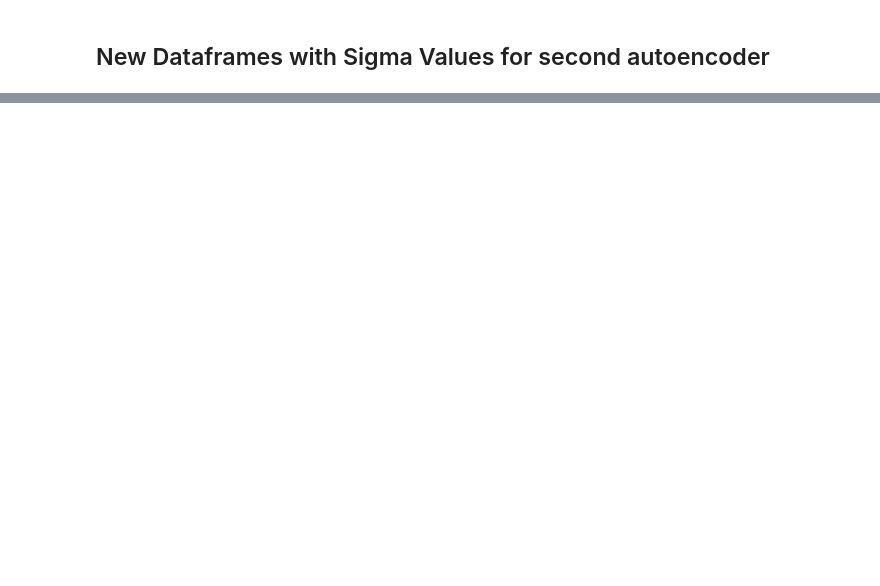
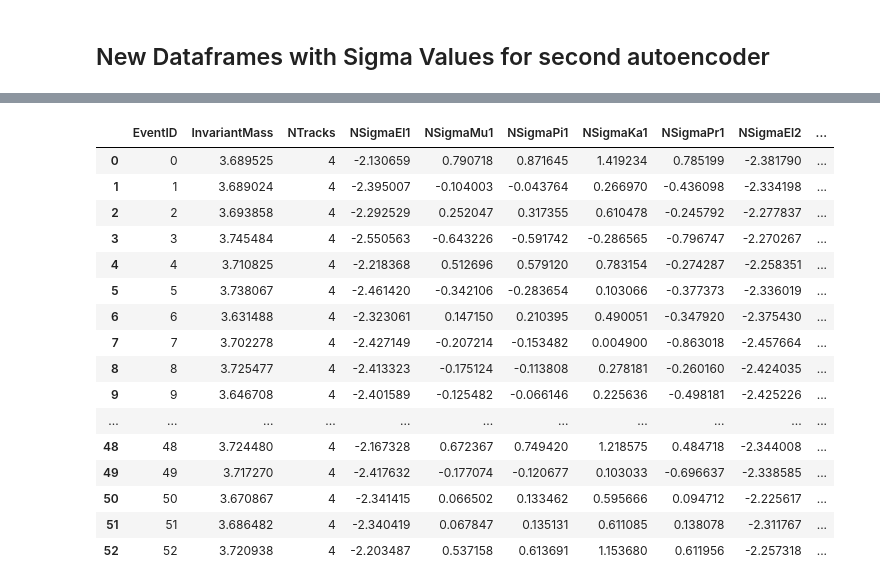
Before and after one commit to siragoni/ML-autoencoder-2, a Jupyter notebook: Clean.ipynb, the cells around one changed output, grey strips where cells are left out. Drawn from its saved outputs; the diff is of its cells as text; code cells hidden in the pictures; blank space fills up the shorter version.

```diff
--- a/Clean.ipynb
+++ b/Clean.ipynb
@@ -4241,0 +4737,20 @@ df_psi2spimu_mass_gen3.to_pickle("df_psi2s_muons_pions_gen3.pkl")
+# %%
+new_df_psi2spimu
+# %% [output]
+|  | EventID | InvariantMass | NTracks | NSigmaEl1 | NSigmaMu1 | NSigmaPi1 | NSigmaKa1 | NSigmaPr1 | NSigmaEl2 | ... |
+| 0 | 0 | 3.689525 | 4 | -2.130659 | 0.790718 | 0.871645 | 1.419234 | 0.785199 | -2.381790 | ... |
+| 1 | 1 | 3.689024 | 4 | -2.395007 | -0.104003 | -0.043764 | 0.266970 | -0.436098 | -2.334198 | ... |
+| 2 | 2 | 3.693858 | 4 | -2.292529 | 0.252047 | 0.317355 | 0.610478 | -0.245792 | -2.277837 | ... |
+| 3 | 3 | 3.745484 | 4 | -2.550563 | -0.643226 | -0.591742 | -0.286565 | -0.796747 | -2.270267 | ... |
+| 4 | 4 | 3.710825 | 4 | -2.218368 | 0.512696 | 0.579120 | 0.783154 | -0.274287 | -2.258351 | ... |
+| 5 | 5 | 3.738067 | 4 | -2.461420 | -0.342106 | -0.283654 | 0.103066 | -0.377373 | -2.336019 | ... |
+| 6 | 6 | 3.631488 | 4 | -2.323061 | 0.147150 | 0.210395 | 0.490051 | -0.347920 | -2.375430 | ... |
+| 7 | 7 | 3.702278 | 4 | -2.427149 | -0.207214 | -0.153482 | 0.004900 | -0.863018 | -2.457664 | ... |
+| 8 | 8 | 3.725477 | 4 | -2.413323 | -0.175124 | -0.113808 | 0.278181 | -0.260160 | -2.424035 | ... |
+| 9 | 9 | 3.646708 | 4 | -2.401589 | -0.125482 | -0.066146 | 0.225636 | -0.498181 | -2.425226 | ... |
+| ... | ... | ... | ... | ... | ... | ... | ... | ... | ... | ... |
+| 48 | 48 | 3.724480 | 4 | -2.167328 | 0.672367 | 0.749420 | 1.218575 | 0.484718 | -2.344008 | ... |
+| 49 | 49 | 3.717270 | 4 | -2.417632 | -0.177074 | -0.120677 | 0.103033 | -0.696637 | -2.338585 | ... |
+| 50 | 50 | 3.670867 | 4 | -2.341415 | 0.066502 | 0.133462 | 0.595666 | 0.094712 | -2.225617 | ... |
+| 51 | 51 | 3.686482 | 4 | -2.340419 | 0.067847 | 0.135131 | 0.611085 | 0.138078 | -2.311767 | ... |
+| 52 | 52 | 3.720938 | 4 | -2.203487 | 0.537158 | 0.613691 | 1.153680 | 0.611956 | -2.257318 | ... |
```
Also changed, not shown: parts of 104 cells of this notebook, 1 other file.
